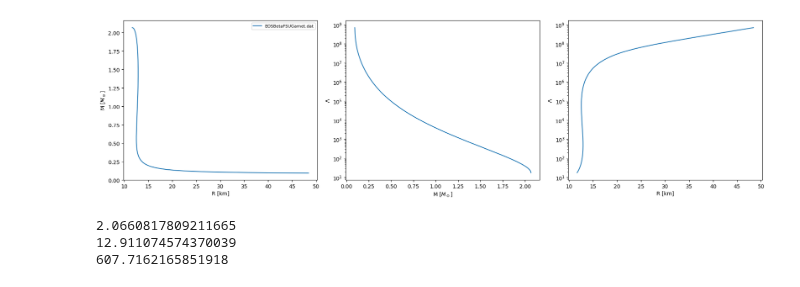
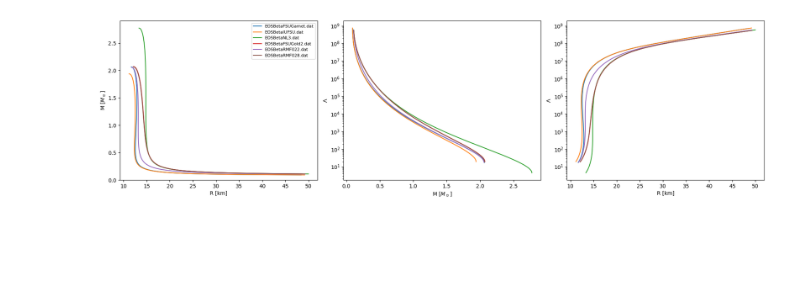
Before and after one commit to vetridevesh-oss/Neutron-Star-Solver, a Jupyter notebook: scifair_sandbox.ipynb, the cells around one changed output. Saved outputs shown, nothing was run; the diff lists cells and outputs as text; code cells hidden in the pictures; blank space fills up the shorter version.

```diff
--- a/scifair_sandbox.ipynb
+++ b/scifair_sandbox.ipynb
@@ -1,17 +1,7 @@
 # %%
 import time
 from neutronstar_solver import compare_eos
 
-returns = compare_eos(["EOSBetaFSUGarnet.dat"])
+returns = compare_eos(["EOSBetaFSUGarnet.dat", "EOSBetaIUFSU.dat", "EOSBetaNL3.dat", "EOSBetaFSUGold2.dat", "EOSBetaRMF022.dat", "EOSBetaRMF028.dat"])
 # %% [output]
-[figure, old version]
+[figure, new version]
-# %%
-nl3 = returns["EOSBetaFSUGarnet.dat"]
-
-print(nl3["Mmax"])
-print(nl3["R1.4"])
-print(nl3["Lambda1.4"])
-# %% [output]
-2.0660817809211665
-12.911074574370039
-607.7162165851918
```
Also changed, not shown: 3 other files.
